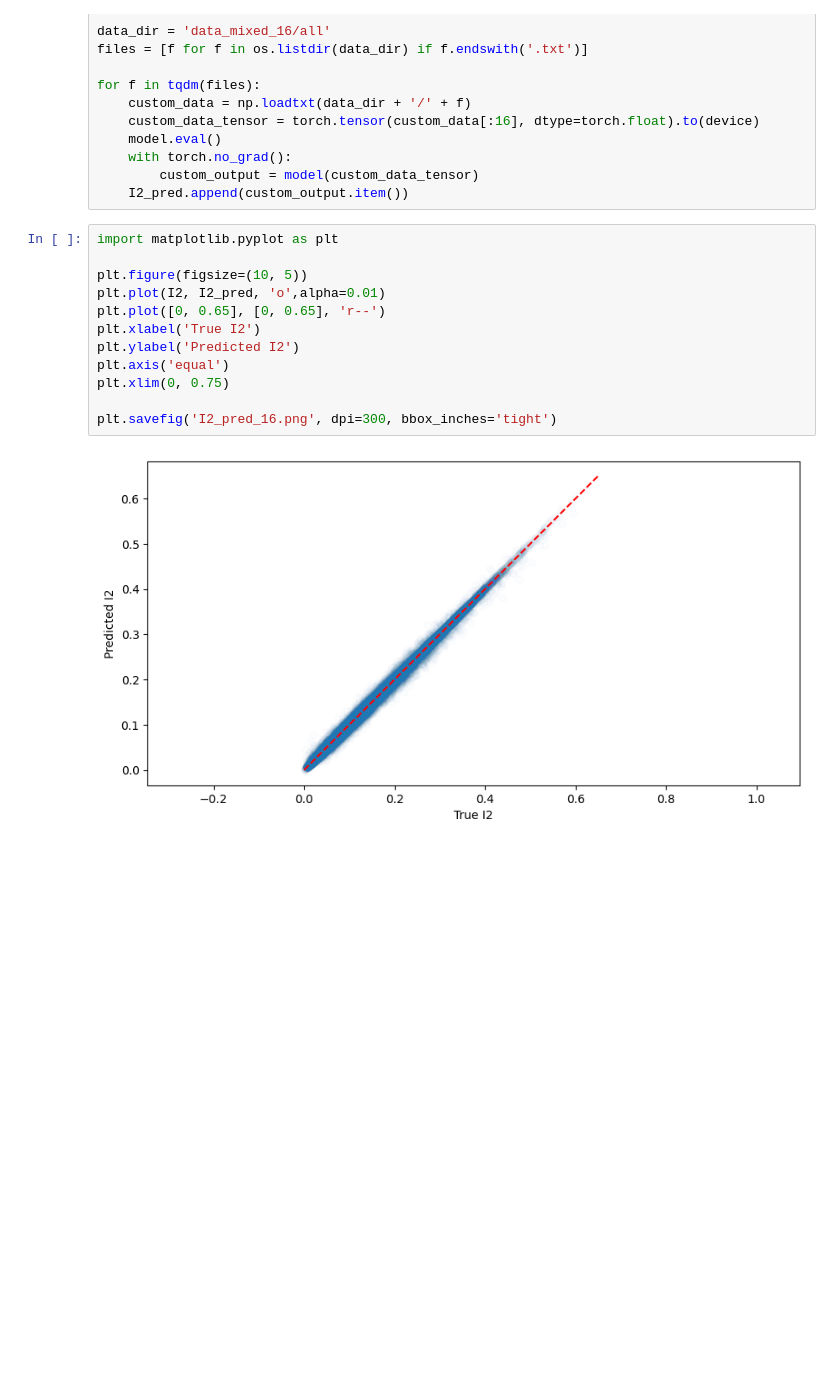
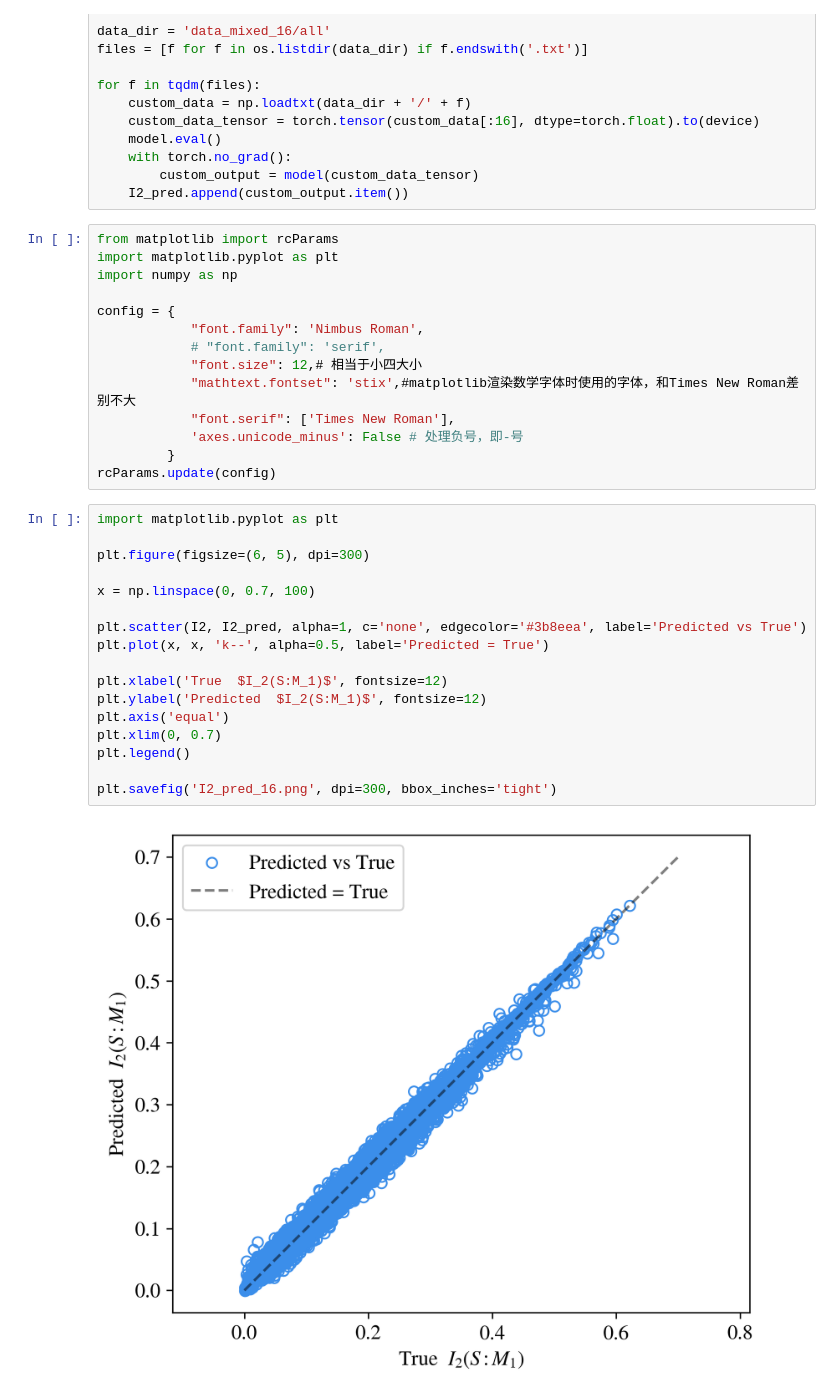
Before and after one commit to AmAmIyA-Q/BMI-predict-neural-network, a Jupyter notebook: MPL_entropy_16.ipynb, the cells around one changed output. Saved outputs shown, nothing was run; the diff lists cells and outputs as text; blank space fills up the shorter version.

```diff
--- a/MPL_entropy_16.ipynb
+++ b/MPL_entropy_16.ipynb
@@ -180,17 +180,36 @@ for f in tqdm(files):
     with torch.no_grad():
         custom_output = model(custom_data_tensor)
     I2_pred.append(custom_output.item())
+# %%
+from matplotlib import rcParams
+import matplotlib.pyplot as plt
+import numpy as np
+
+config = {
+            "font.family": 'Nimbus Roman',
+            # "font.family": 'serif',
+            "font.size": 12,# 相当于小四大小
+            "mathtext.fontset": 'stix',#matplotlib渲染数学字体时使用的字体，和Times New Roman差别不大
+            "font.serif": ['Times New Roman'],
+            'axes.unicode_minus': False # 处理负号，即-号
+         }
+rcParams.update(config)
 # %%
 import matplotlib.pyplot as plt
 
-plt.figure(figsize=(10, 5))
-plt.plot(I2, I2_pred, 'o',alpha=0.01)
-plt.plot([0, 0.65], [0, 0.65], 'r--')
-plt.xlabel('True I2')
-plt.ylabel('Predicted I2')
+plt.figure(figsize=(6, 5), dpi=300)
+
+x = np.linspace(0, 0.7, 100)
+
+plt.scatter(I2, I2_pred, alpha=1, c='none', edgecolor='#3b8eea', label='Predicted vs True')
+plt.plot(x, x, 'k--', alpha=0.5, label='Predicted = True')
+
+plt.xlabel('True  $I_2(S:M_1)$', fontsize=12)
+plt.ylabel('Predicted  $I_2(S:M_1)$', fontsize=12)
 plt.axis('equal')
-plt.xlim(0, 0.75)
+plt.xlim(0, 0.7)
+plt.legend()
 
 plt.savefig('I2_pred_16.png', dpi=300, bbox_inches='tight')
 # %% [output]
-[figure, old version]
+[figure, new version]
```
Also changed, not shown: 6 other files.
